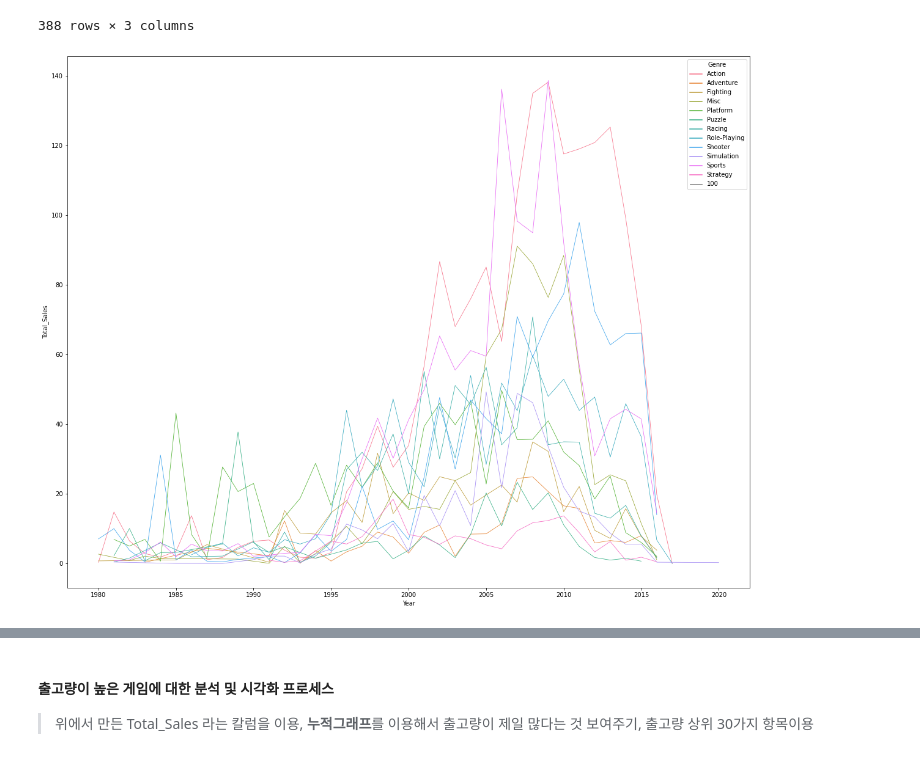
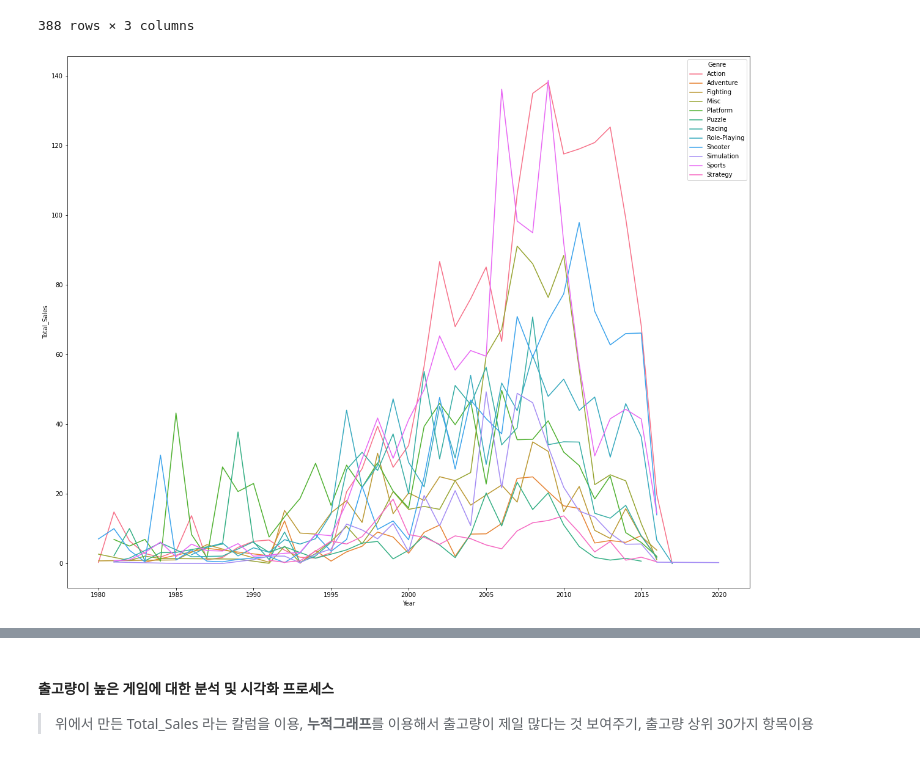
Before and after one commit to ohyunju/projects, a Jupyter notebook: project1/Project1.ipynb, the cells around one changed output, grey strips where cells are left out. Drawn from its saved outputs; the diff is of its cells as text; code cells hidden in the pictures.

```diff
--- a/project1/Project1.ipynb
+++ b/project1/Project1.ipynb
@@ -500,10 +507,10 @@ year_genre3
 # %%
 #선 시각화
 import seaborn as sns
 import matplotlib.pyplot as plt
 
 plt.figure(figsize=(20, 16))
-sns.lineplot(year_genre3['Year'],year_genre3['Total_Sales'],hue=year_genre3['Genre'],size=100)
+sns.lineplot(year_genre3['Year'],year_genre3['Total_Sales'],hue=year_genre3['Genre'])
 plt.show()
 # %% [output]
-[figure, old version]
+[figure, new version]
```
Also changed, not shown: parts of 2 cells of this notebook.
